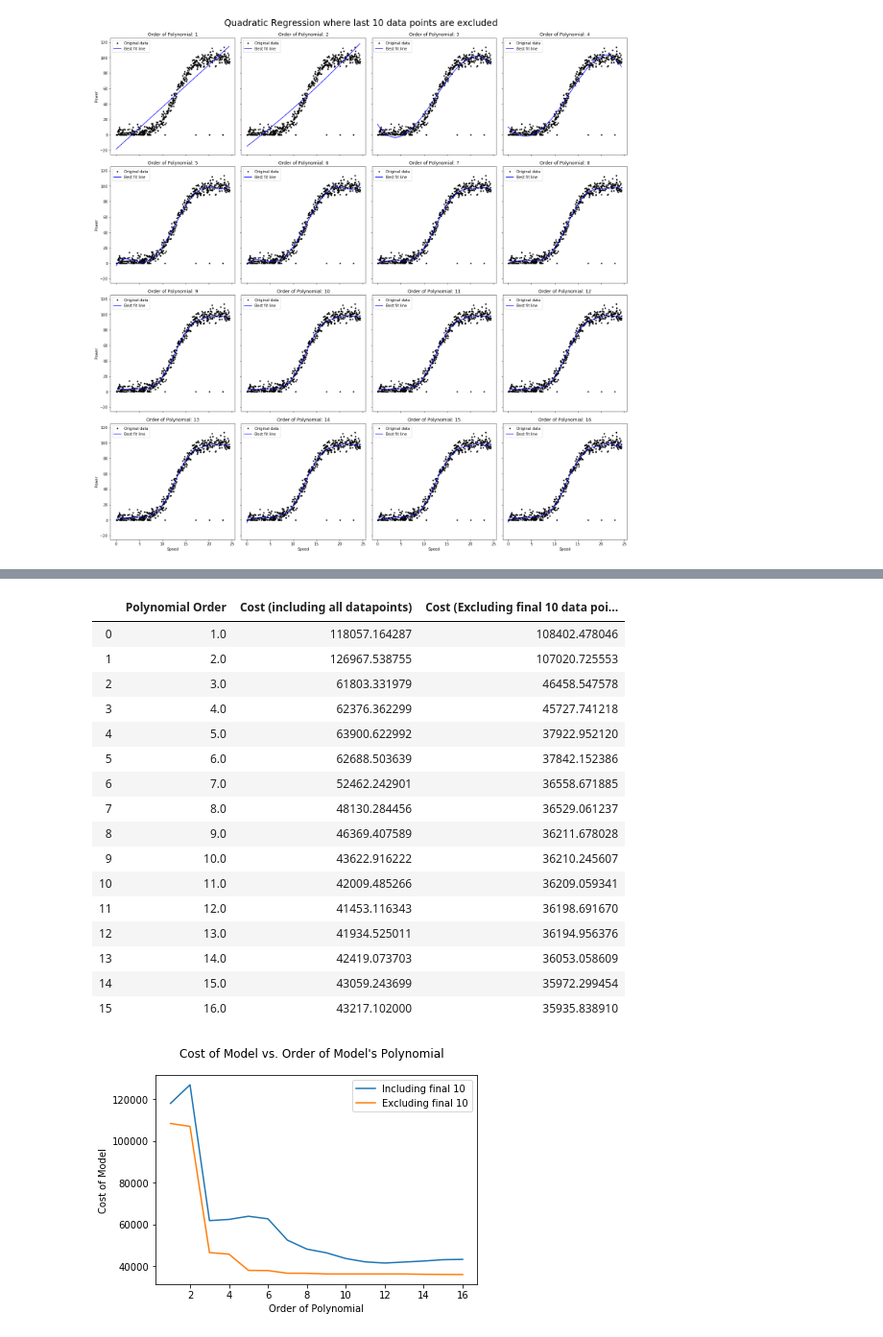
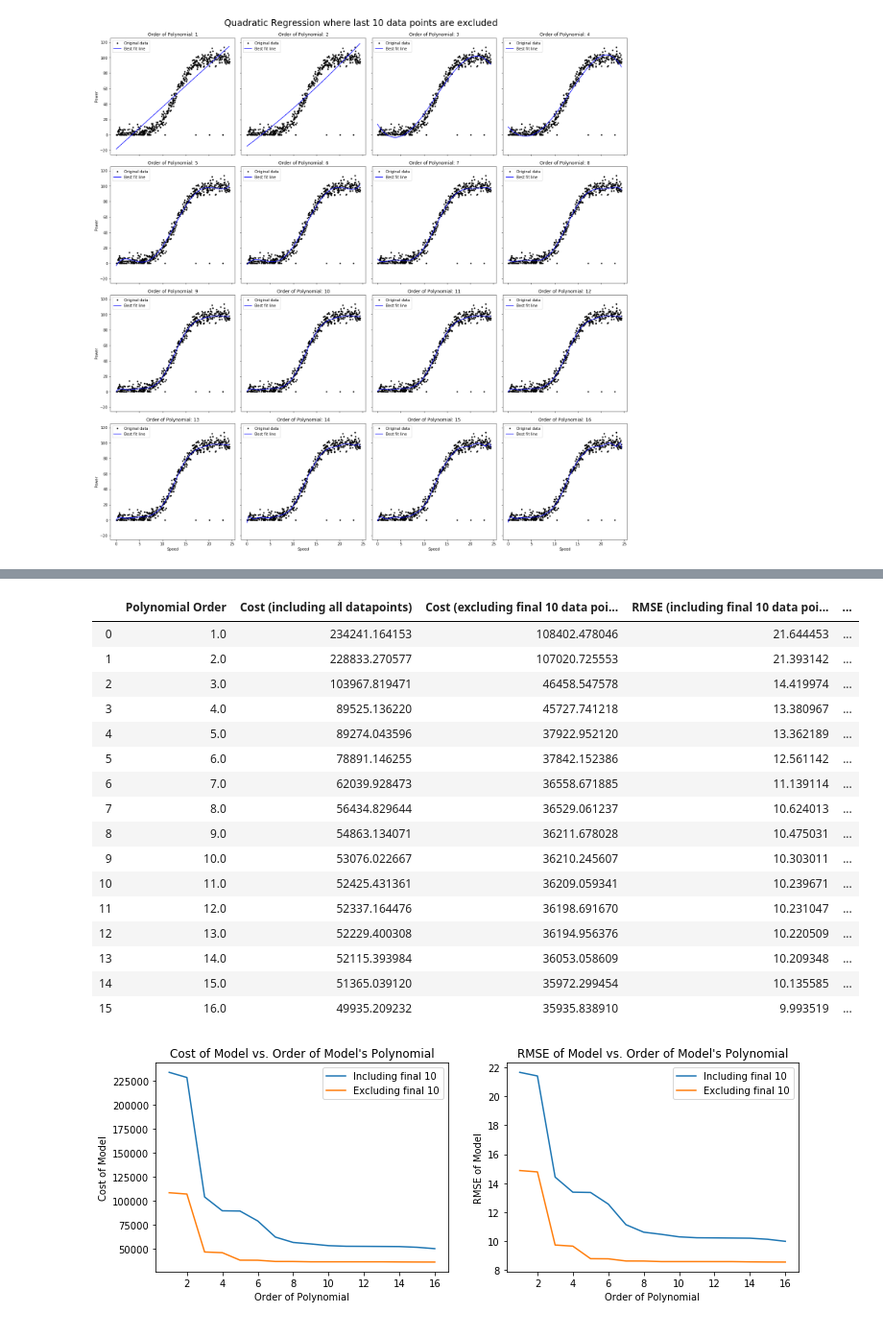
Before and after one commit to ashleycampion/GMIT_fundamentals_of_data_analysis_module, a Jupyter notebook: Project.ipynb, the cells around one changed output, grey strips where cells are left out. Shown at 96% size. Saved outputs shown, nothing was run; the diff lists cells and outputs as text; code cells hidden in the pictures.

Commit message:
finished analysis of regression models

```diff
--- a/Project.ipynb
+++ b/Project.ipynb
@@ -248,6 +253,7 @@ If we exclude the final ten datapoints from our calculations, cost is descreased
 # %%
 #store the cost values for each regression model when excluding last ten data points
 costsWithout = np.empty(0)
+rmseWithout = np.empty(0)
 
 ncols = 4
 nrows = ncols
@@ -272,6 +278,8 @@ for i in range(size):
     if i % ncols == 0:
         axes[i].set_ylabel('Power')
     cost = np.sum([(df[columns[1]][i] - (np.sum(elements, axis=0))[i])**2 for i in range(df[columns[0]].size-10)])
+    rmse = np.sqrt(np.sum([(df[columns[1]][i] - (np.sum(elements, axis=0))[i])**2 for i in range(df[columns[0]].size-10)]) / 490)
+    rmseWithout = np.append(rmseWithout, [rmse])
     costsWithout = np.append(costsWithout, [cost])
 fig.suptitle("Quadratic Regression where last 10 data points are excluded", fontsize=24)
 plt.show()
@@ -284,6 +292,7 @@ plt.show()
 # %%
 #store the cost values for each regression model when including all data points
 costsWith = np.empty(0)
+rmseWith = np.empty(0)
 
 ncols = 4
 nrows = ncols
@@ -296,7 +305,7 @@ for i in range(size):
     elements = []
     for j in range(len(polys)):
         if j == len(polys)-1:
-            elements.append(df[columns[0]][:490]-df[columns[0]][:490]+polys[j])
+            elements.append(df[columns[0]]-df[columns[0]]+polys[j])
             continue
         elements.append(polys[j]*df[columns[0]]**(len(polys)-1-j))
     axes[i].plot(df[columns[0]], df[columns[1]], 'k.', label='Original data')
@@ -307,8 +316,10 @@ for i in range(size):
         axes[i].set_xlabel('Speed')
     if i % ncols == 0:
         axes[i].set_ylabel('Power')
-    cost = np.sum([(df[columns[1]][i] - (np.sum(elements, axis=0))[i])**2 for i in range(df[columns[0]].size-10)])
+    cost = np.sum([(df[columns[1]][i] - (np.sum(elements, axis=0))[i])**2 for i in range(df[columns[0]].size)])
     costsWith = np.append(costsWith, [cost])
+    rmse = np.sqrt(np.sum([(df[columns[1]][i] - (np.sum(elements, axis=0))[i])**2 for i in range(df[columns[0]].size)]) / 500)
+    rmseWith = np.append(rmseWith, [rmse])
 plt.suptitle("Quadratic Regression with all data points included", fontsize=24)
 plt.show()
 # %% [output]
@@ -316,34 +327,43 @@ plt.show()
 # %%
 poly = np.arange(1,17, dtype=int)
-costsArray = np.hstack((poly.reshape(16,1), costsWith.reshape(16,1), costsWithout.reshape(16,1)))
-columnNames = ["Polynomial Order", "Cost (including all datapoints)", "Cost (Excluding final 10 data points)"]
+costsArray = np.hstack((poly.reshape(16,1), costsWith.reshape(16,1), costsWithout.reshape(16,1), rmseWith.reshape(16,1), rmseWithout.reshape(16,1)))
+columnNames = ["Polynomial Order", "Cost (including all datapoints)", "Cost (excluding final 10 data points)", "RMSE (including final 10 data points)", "RMSE (excluding final 10 data points)"]
 costDF = pd.DataFrame(costsArray, columns=columnNames)
 costDF
 # %% [output]
-|  | Polynomial Order | Cost (including all datapoints) | Cost (Excluding final 10 data poi... |
-| 0 | 1.0 | 118057.164287 | 108402.478046 |
-| 1 | 2.0 | 126967.538755 | 107020.725553 |
-| 2 | 3.0 | 61803.331979 | 46458.547578 |
-| 3 | 4.0 | 62376.362299 | 45727.741218 |
-| 4 | 5.0 | 63900.622992 | 37922.952120 |
-| 5 | 6.0 | 62688.503639 | 37842.152386 |
-| 6 | 7.0 | 52462.242901 | 36558.671885 |
-| 7 | 8.0 | 48130.284456 | 36529.061237 |
-| 8 | 9.0 | 46369.407589 | 36211.678028 |
-| 9 | 10.0 | 43622.916222 | 36210.245607 |
-| 10 | 11.0 | 42009.485266 | 36209.059341 |
-| 11 | 12.0 | 41453.116343 | 36198.691670 |
-| 12 | 13.0 | 41934.525011 | 36194.956376 |
-| 13 | 14.0 | 42419.073703 | 36053.058609 |
-| 14 | 15.0 | 43059.243699 | 35972.299454 |
-| 15 | 16.0 | 43217.102000 | 35935.838910 |
+|  | Polynomial Order | Cost (including all datapoints) | Cost (excluding final 10 data poi... | RMSE (including final 10 data poi... | ... |
+| 0 | 1.0 | 234241.164153 | 108402.478046 | 21.644453 | ... |
+| 1 | 2.0 | 228833.270577 | 107020.725553 | 21.393142 | ... |
+| 2 | 3.0 | 103967.819471 | 46458.547578 | 14.419974 | ... |
+| 3 | 4.0 | 89525.136220 | 45727.741218 | 13.380967 | ... |
+| 4 | 5.0 | 89274.043596 | 37922.952120 | 13.362189 | ... |
+| 5 | 6.0 | 78891.146255 | 37842.152386 | 12.561142 | ... |
+| 6 | 7.0 | 62039.928473 | 36558.671885 | 11.139114 | ... |
+| 7 | 8.0 | 56434.829644 | 36529.061237 | 10.624013 | ... |
+| 8 | 9.0 | 54863.134071 | 36211.678028 | 10.475031 | ... |
+| 9 | 10.0 | 53076.022667 | 36210.245607 | 10.303011 | ... |
+| 10 | 11.0 | 52425.431361 | 36209.059341 | 10.239671 | ... |
+| 11 | 12.0 | 52337.164476 | 36198.691670 | 10.231047 | ... |
+| 12 | 13.0 | 52229.400308 | 36194.956376 | 10.220509 | ... |
+| 13 | 14.0 | 52115.393984 | 36053.058609 | 10.209348 | ... |
+| 14 | 15.0 | 51365.039120 | 35972.299454 | 10.135585 | ... |
+| 15 | 16.0 | 49935.209232 | 35935.838910 | 9.993519 | ... |
 # %%
-plt.plot(poly, costsWith,'-', label="Including final 10")
-plt.plot(poly, costsWithout, '-', label="Excluding final 10")
-plt.suptitle("Cost of Model vs. Order of Model's Polynomial")
-plt.xlabel("Order of Polynomial")
-plt.ylabel("Cost of Model")
-plt.legend()
+fig, axes = plt.subplots(1,2, figsize=(12,4))
+axes[0].plot(poly, costsWith,'-', label="Including final 10")
+axes[0].plot(poly, costsWithout, '-', label="Excluding final 10")
+axes[0].set_title("Cost of Model vs. Order of Model's Polynomial")
+axes[0].set_xlabel("Order of Polynomial")
+axes[0].set_ylabel("Cost of Model")
+axes[0].legend()
+
+axes[1].plot(poly, rmseWith,'-', label="Including final 10")
+axes[1].plot(poly, rmseWithout, '-', label="Excluding final 10")
+axes[1].set_title("RMSE of Model vs. Order of Model's Polynomial")
+axes[1].set_xlabel("Order of Polynomial")
+axes[1].set_ylabel("RMSE of Model")
+axes[1].legend()
+
 plt.show()
 # %% [output]
-[figure, old version]
+[figure, new version]
```
Also changed, not shown: parts of 6 cells of this notebook.
